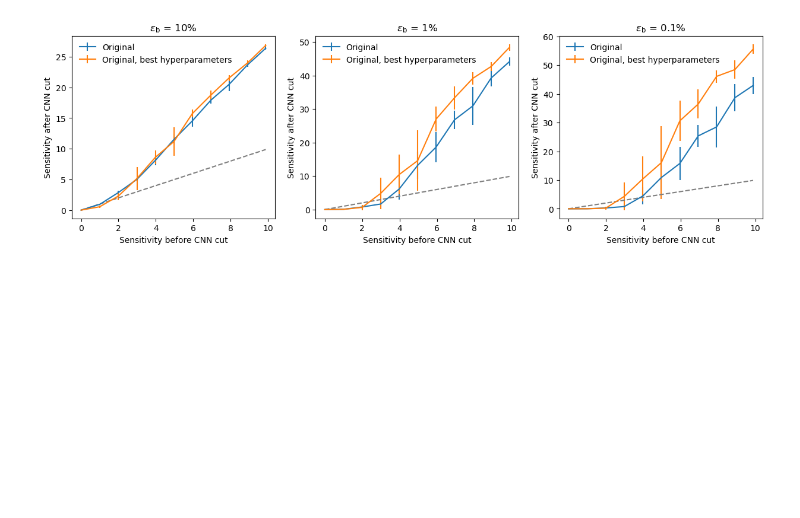
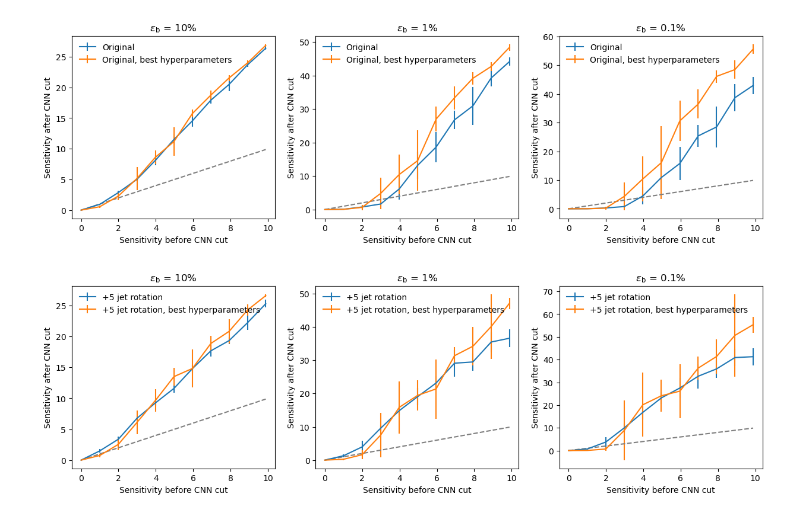
Before and after one commit to r10222035/data_augmentation, a Jupyter notebook: CNN/CNN_selection.ipynb, the cells around one changed output. Cells and saved outputs as stored; diff of their text form; code cells hidden in the pictures; blank space fills up the shorter version.

Commit message:
Code: Plot sensitivity improvement of +5 jet rotation with the best hyperparameter set

```diff
--- a/CNN/CNN_selection.ipynb
+++ b/CNN/CNN_selection.ipynb
@@ -1052,3 +1052,29 @@ plt.savefig('../figures/HVmodel_sensitivity_improvement_origin_best_hp_res_25.pd
 plt.show()
 # %% [output]
 [figure]
+# %%
+sensitivities_jet_aug, stds_jet_aug = get_realistic_sensitivity_and_std('SB_{:.1f}_jet_aug_5_25x25')
+sensitivities_jet_aug_hp, stds_jet_aug_hp = get_realistic_sensitivity_and_std('SB_{:.1f}_jet_aug_5_25x25_best_hp')
+
+sensitivities = convert_to_realistic_sensitivity(np.arange(11), nB=n_bkg_in_SR)
+
+fig, ax = plt.subplots(1, 3, figsize=(15, 4))
+
+titles = ['$\epsilon_\mathrm{b}$ = 10%', '$\epsilon_\mathrm{b}$ = 1%', '$\epsilon_\mathrm{b}$ = 0.1%']
+for i in range(3):
+
+    ax[i].errorbar(sensitivities, sensitivities_jet_aug[i], yerr=stds_jet_aug[i], marker='', label='+5 jet rotation')
+    ax[i].errorbar(sensitivities, sensitivities_jet_aug_hp[i], yerr=stds_jet_aug_hp[i], marker='', label='+5 jet rotation, best hyperparameters')
+
+    ax[i].plot(sensitivities, sensitivities, '--', color='grey')
+
+    ax[i].set_title(titles[i])
+    ax[i].set_xlabel('Sensitivity before CNN cut')
+    ax[i].set_ylabel('Sensitivity after CNN cut')
+
+    ax[i].legend(frameon=False, loc='upper left')
+
+plt.savefig('../figures/HVmodel_sensitivity_improvement_jet_aug_5_best_hp_res_25.pdf', dpi=300, facecolor='White', bbox_inches='tight')
+plt.show()
+# %% [output]
+[figure, added]
```
Also changed, not shown: 4 other files.
